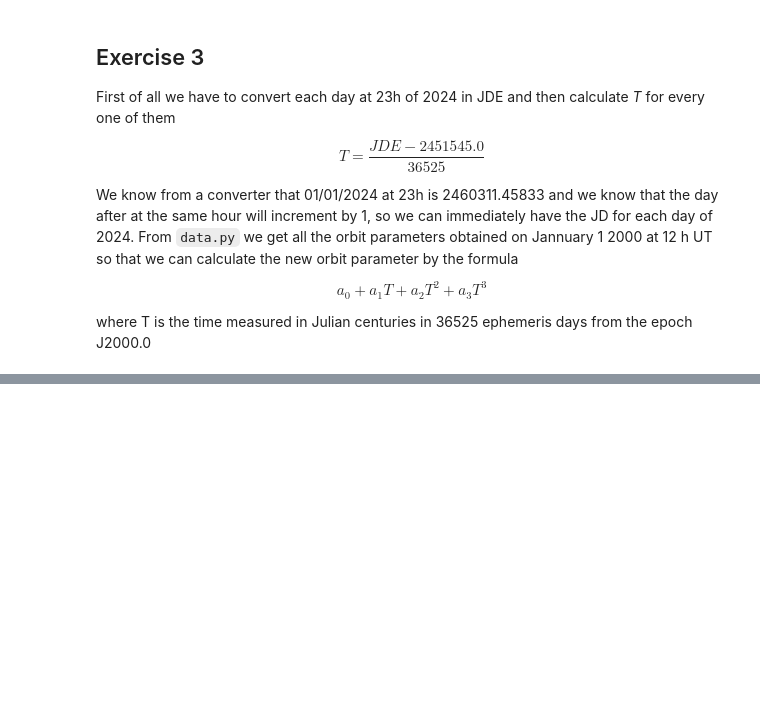
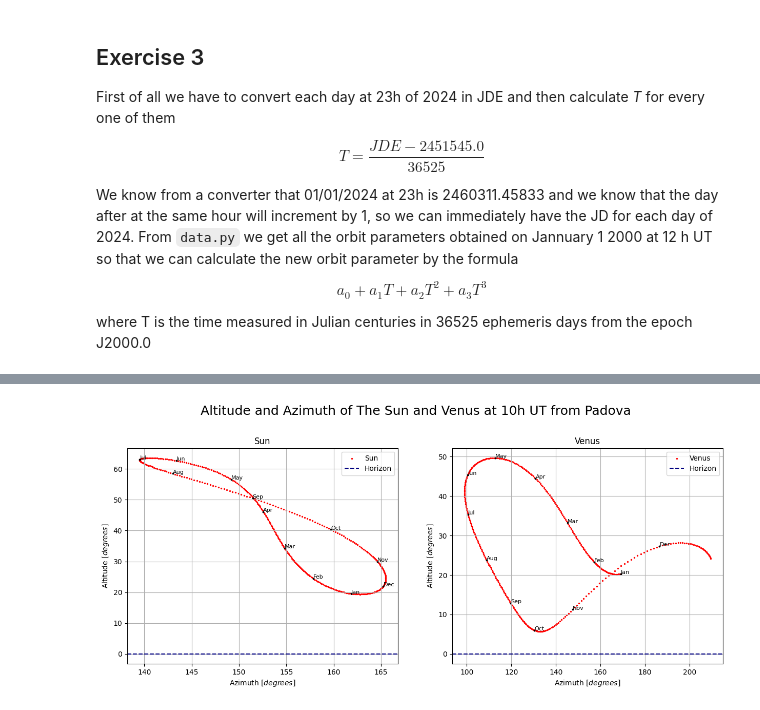
Before and after one commit to marcoboscato/celestial_mechanics, a Jupyter notebook: Homeworks/HW4/boscatomarco_hw4.ipynb, the cells around one changed output, grey strips where cells are left out. Cells and saved outputs as stored; diff of their text form; code cells hidden in the pictures; blank space fills up the shorter version.

```diff
--- a/Homeworks/HW4/boscatomarco_hw4.ipynb
+++ b/Homeworks/HW4/boscatomarco_hw4.ipynb
@@ -155,0 +296,43 @@ for p in range(planets_data.shape[0]):
+# %%
+JD_10 = 2460310.91667
+JD_20 = 2460311.33333
+
+JD10_days = np.linspace(JD_10, JD_10 + 365, 365)
+JD20_days = np.linspace(JD_20, JD_20 + 365, 365)
+
+T10 = np.zeros_like(JD10_days)
+T20 = np.zeros_like(JD20_days)
+
+for i, jd in enumerate(JD10_days):
+    T10[i] = (JD20_days[i] - 2451545.0)/36525.
+    T20[i] = (JD20_days[i] - 2451545.0)/36525.
+
+plt.figure(figsize=(15, 12))
+plt.suptitle("Altitude and Azimuth of The Sun and Venus at 10h UT from Padova", fontsize=18, y=0.95)
+month_names = ['Jan', 'Feb', 'Mar', 'Apr', 'May', 'Jun', 'Jul', 'Aug', 'Sep', 'Oct', 'Nov', 'Dec']
+
+
+for n, planet_name in enumerate(['Sun', 'Venus']):
+    ax = plt.subplot(2, 2, n + 1)
+    ax.set_title(f'{planet_name}')
+    coords = np.zeros([len(T10), 2])
+    for i in range(len(T10)):
+        # add a new subplot iteratively
+        coords[i,:] = np.array([Alt_Az(planet_name, T10[i], GMST(T10[i], 10, 0), lat_PD, long_PD)])
+
+    ax.scatter(coords[:,1], coords[:,0], color='r', s=2, label=f'{planet_name}')
+    ax.axhline(0, color='navy', linestyle='dashed', label='Horizon')
+
+
+    #Plotting the position every 30 days
+    for i, month in enumerate(month_names):
+        coords = Alt_Az(planet_name, T10[i*30], GMST(T10[i*30], 10, 0), lat_PD, long_PD)
+        ax.scatter(coords[1], coords[0], color='k', s=3)
+        ax.text(coords[1], coords[0], f'{month}', fontsize=8)
+
+    ax.grid()
+    ax.set_xlabel('Azimuth $[degrees]$')
+    ax.set_ylabel('Altitude $[degrees]$')
+    ax.legend()
+# %% [output]
+[figure, added]
```
Also changed, not shown: parts of 26 cells of this notebook, 18 other files.
